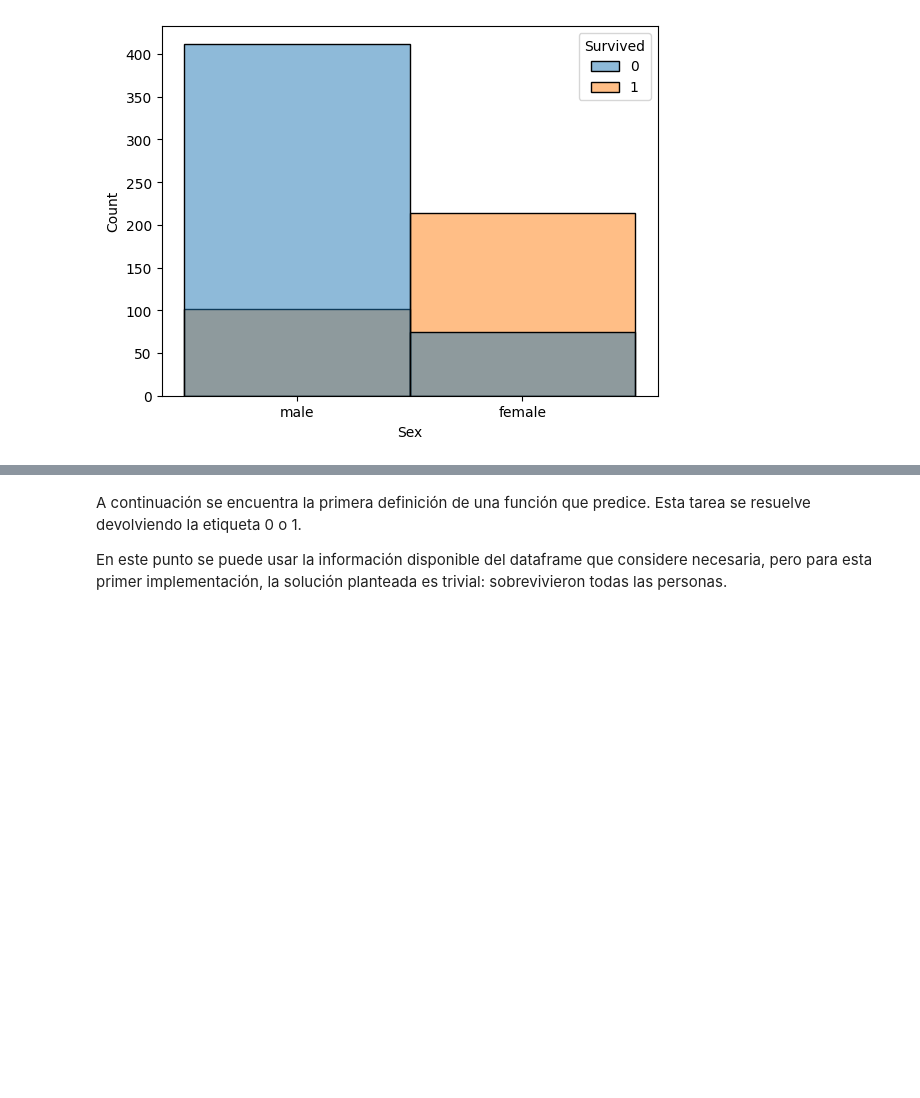
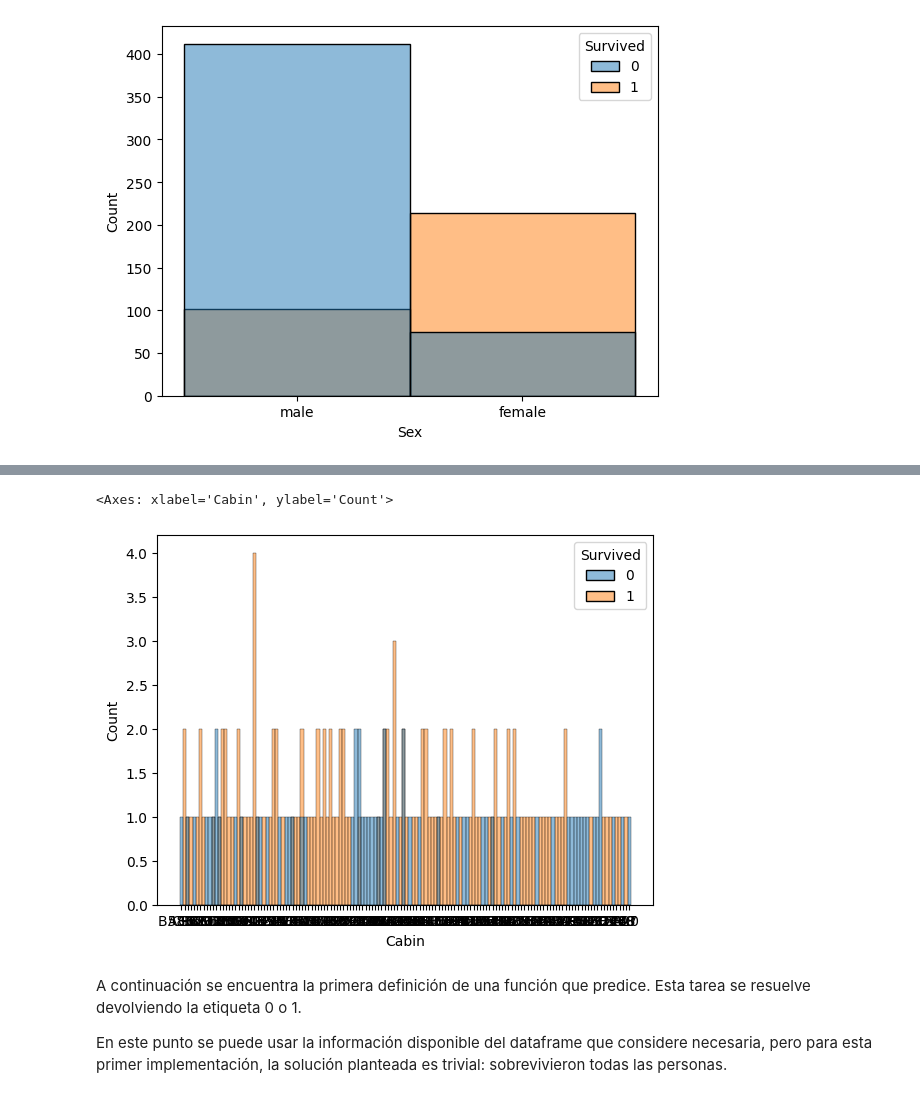
Before and after one commit to machulsky61/Aprendizaje-Automatico, a Jupyter notebook: Notebooks/notebook_02_titanic-published.ipynb, the cells around one changed output, grey strips where cells are left out. Saved outputs shown, nothing was run; the diff lists cells and outputs as text; code cells hidden in the pictures; blank space fills up the shorter version.

```diff
--- a/Notebooks/notebook_02_titanic-published.ipynb
+++ b/Notebooks/notebook_02_titanic-published.ipynb
@@ -145,3 +151,9 @@ sns.histplot(data=X, x="Sex", hue=y)
+# %%
+#plot correlation between cabin and survival
+sns.histplot(data=X, x="Cabin", hue=y)
+# %% [output]
+<Axes: xlabel='Cabin', ylabel='Count'>
+[figure, added]
 # %% [markdown]
 A continuación se encuentra la primera definición de una función que predice. Esta tarea se resuelve devolviendo la etiqueta 0 o 1.
 
```
Also changed, not shown: parts of 3 cells of this notebook.
